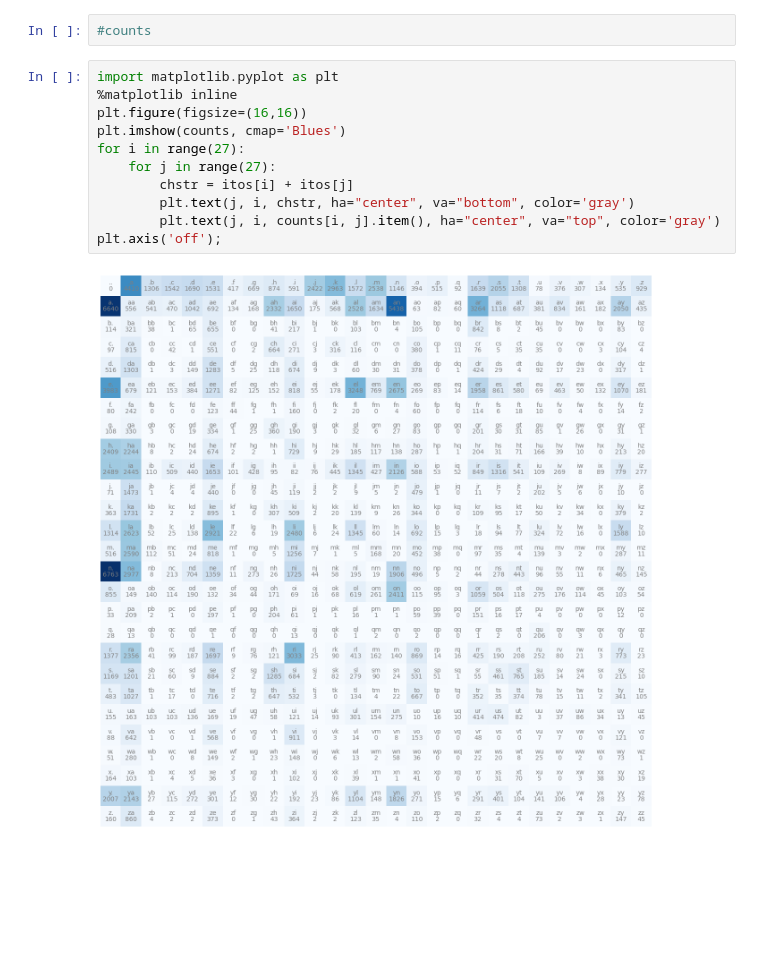
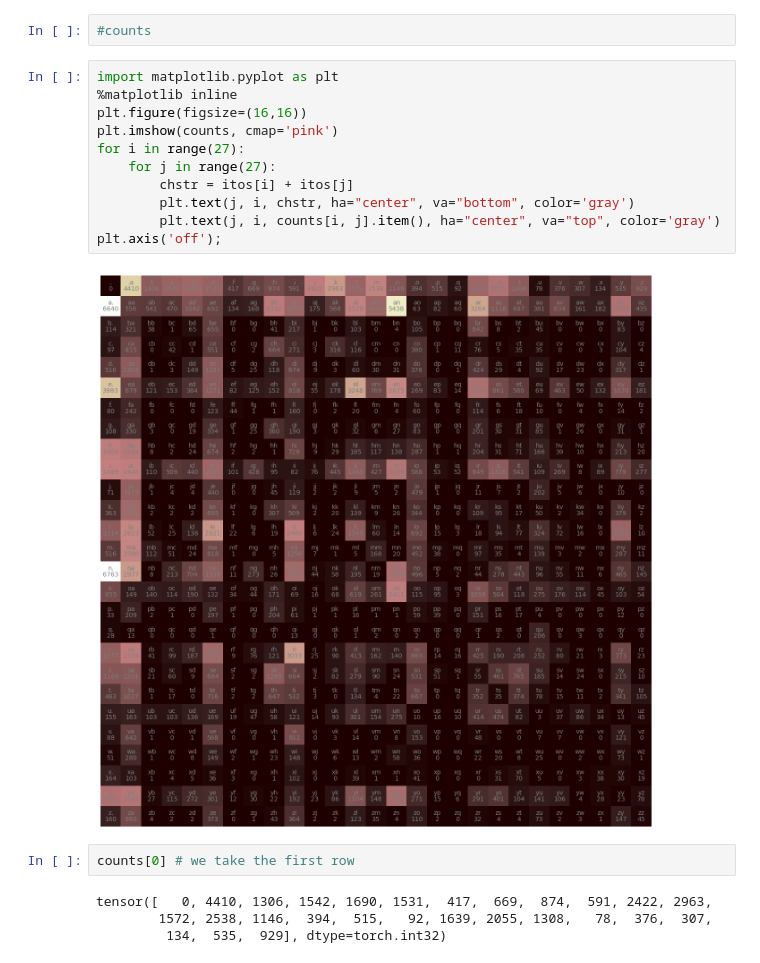
Before and after one commit to Eugenumber1/KarpathySeries, a Jupyter notebook: make_more_from_scratch.ipynb, the cells around one changed output. Drawn from its saved outputs; the diff is of its cells as text; blank space fills up the shorter version.

```diff
--- a/make_more_from_scratch.ipynb
+++ b/make_more_from_scratch.ipynb
@@ -73,13 +73,19 @@ for w in words:
 # %%
 import matplotlib.pyplot as plt
 %matplotlib inline
 plt.figure(figsize=(16,16))
-plt.imshow(counts, cmap='Blues')
+plt.imshow(counts, cmap='pink')
 for i in range(27):
     for j in range(27):
         chstr = itos[i] + itos[j]
         plt.text(j, i, chstr, ha="center", va="bottom", color='gray')
         plt.text(j, i, counts[i, j].item(), ha="center", va="top", color='gray')
 plt.axis('off');
 # %% [output]
-[figure, old version]
+[figure, new version]
+# %%
+counts[0] # we take the first row
+# %% [output]
+tensor([   0, 4410, 1306, 1542, 1690, 1531,  417,  669,  874,  591, 2422, 2963,
+        1572, 2538, 1146,  394,  515,   92, 1639, 2055, 1308,   78,  376,  307,
+         134,  535,  929], dtype=torch.int32)
```
Also changed, not shown: parts of 5 cells of this notebook.
